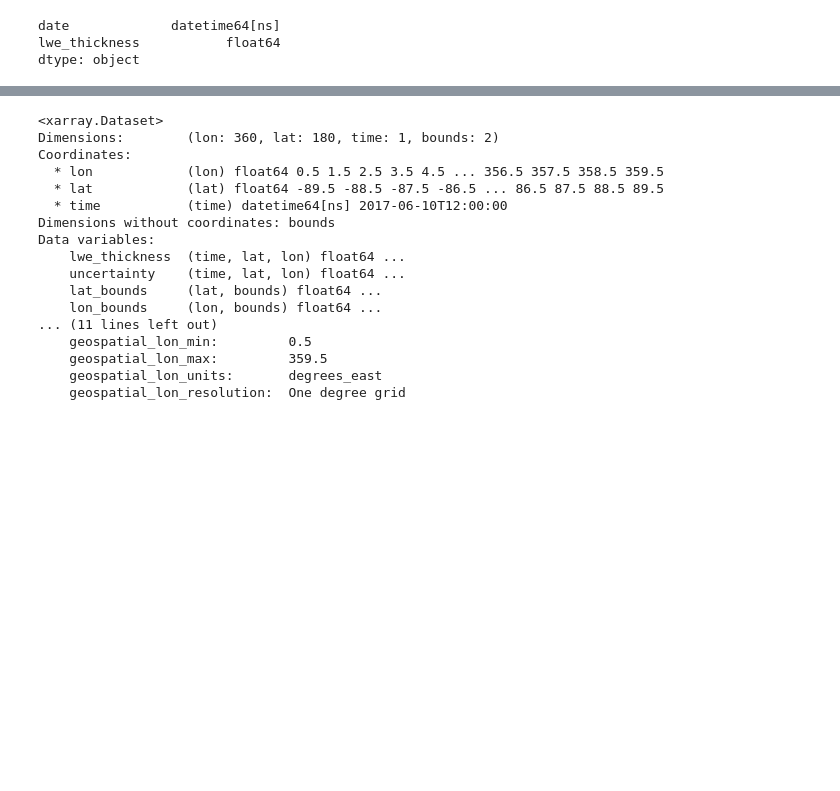
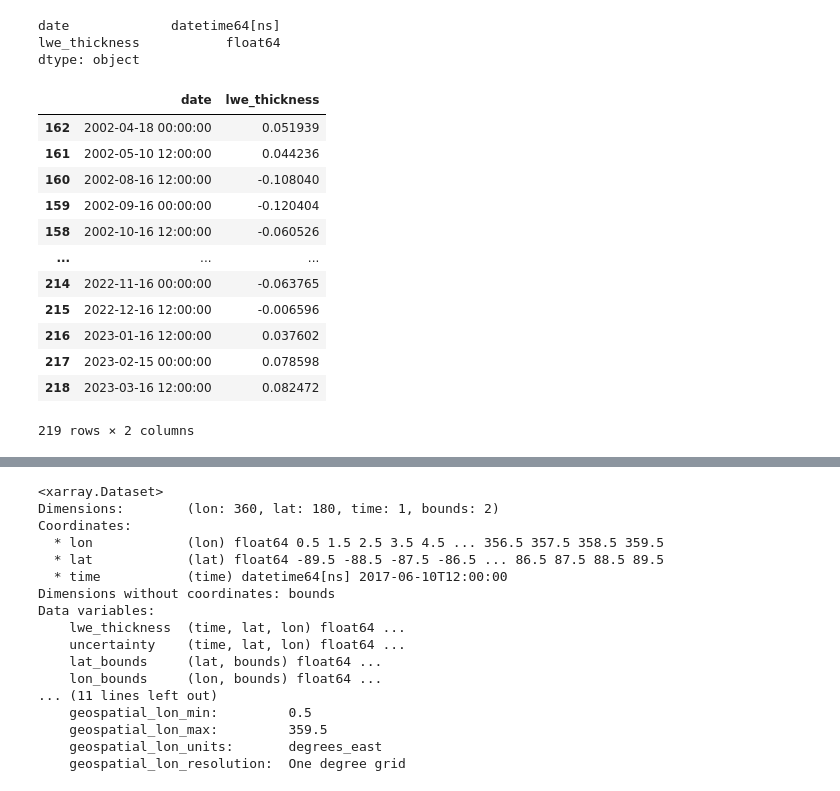
Before and after one commit to uwescience/DSSG2023-Groundwater, a Jupyter notebook: Snippets/yuanninghuang/test.ipynb, the cells around one changed output, grey strips where cells are left out. Saved outputs shown, nothing was run; the diff lists cells and outputs as text; code cells hidden in the pictures; blank space fills up the shorter version.

```diff
--- a/Snippets/yuanninghuang/test.ipynb
+++ b/Snippets/yuanninghuang/test.ipynb
@@ -27,6 +40,22 @@ df.dtypes
 date             datetime64[ns]
 lwe_thickness           float64
 dtype: object
+# %%
+df
+# %% [output]
+|  | date | lwe_thickness |
+| 162 | 2002-04-18 00:00:00 | 0.051939 |
+| 161 | 2002-05-10 12:00:00 | 0.044236 |
+| 160 | 2002-08-16 12:00:00 | -0.108040 |
+| 159 | 2002-09-16 00:00:00 | -0.120404 |
+| 158 | 2002-10-16 12:00:00 | -0.060526 |
+| ... | ... | ... |
+| 214 | 2022-11-16 00:00:00 | -0.063765 |
+| 215 | 2022-12-16 12:00:00 | -0.006596 |
+| 216 | 2023-01-16 12:00:00 | 0.037602 |
+| 217 | 2023-02-15 00:00:00 | 0.078598 |
+| 218 | 2023-03-16 12:00:00 | 0.082472 |
+219 rows × 2 columns
 # %%
 plt.figure(figsize=(10, 6))  # optional; specifies the size of the figure
 plt.plot(df['date'], df['lwe_thickness'], marker='o')  # creates a line plot with markers at each data point
```
Also changed, not shown: parts of 5 cells of this notebook.
